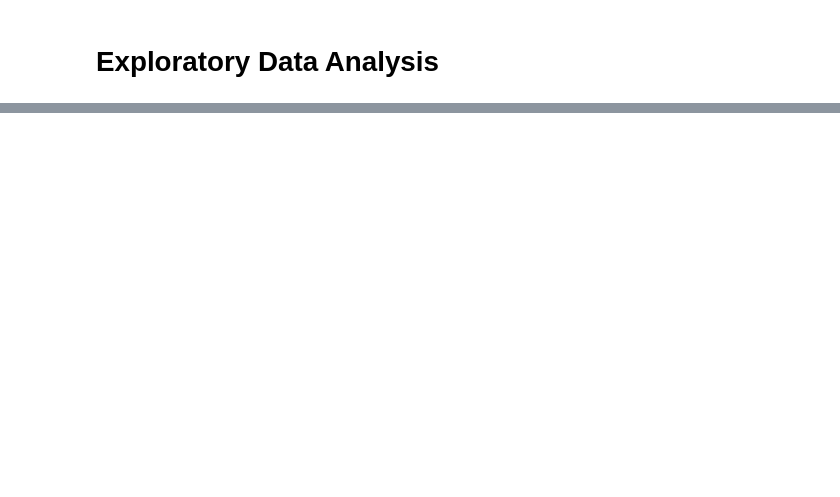
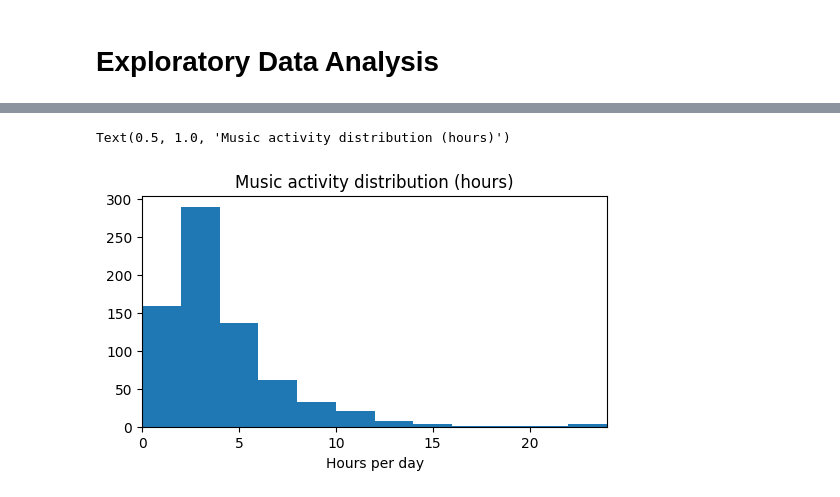
Before and after one commit to mlcuadra1/Mental-Health-x-Music-EDA, a Jupyter notebook: notebooks/Script 2 - EDA.ipynb, the cells around one changed output, grey strips where cells are left out. Cells and saved outputs as stored; diff of their text form; code cells hidden in the pictures; blank space fills up the shorter version.

```diff
--- a/notebooks/Script 2 - EDA.ipynb
+++ b/notebooks/Script 2 - EDA.ipynb
@@ -68,0 +70,10 @@ figsize1_2 = (16, 5)
+# %%
+fig1, ax0 = plt.subplots(figsize=figsize1_1)
+ax0.hist(data['Hours per day'], bins=12)
+
+ax0.set_xlabel('Hours per day')
+ax0.set_xlim(0, 24)
+ax0.set_title('Music activity distribution (hours)')
+# %% [output]
+Text(0.5, 1.0, 'Music activity distribution (hours)')
+[figure, added]
```
Also changed, not shown: parts of 9 cells of this notebook, 3 other files.
